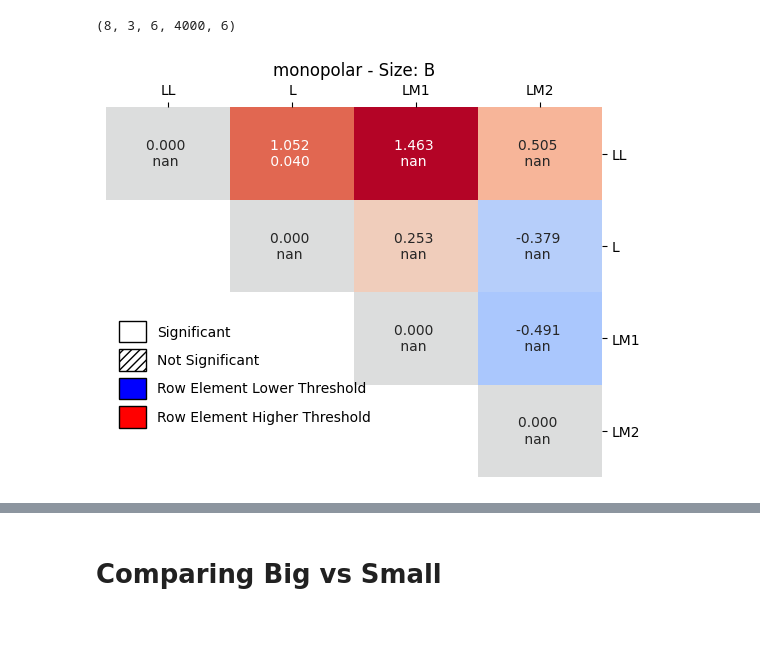
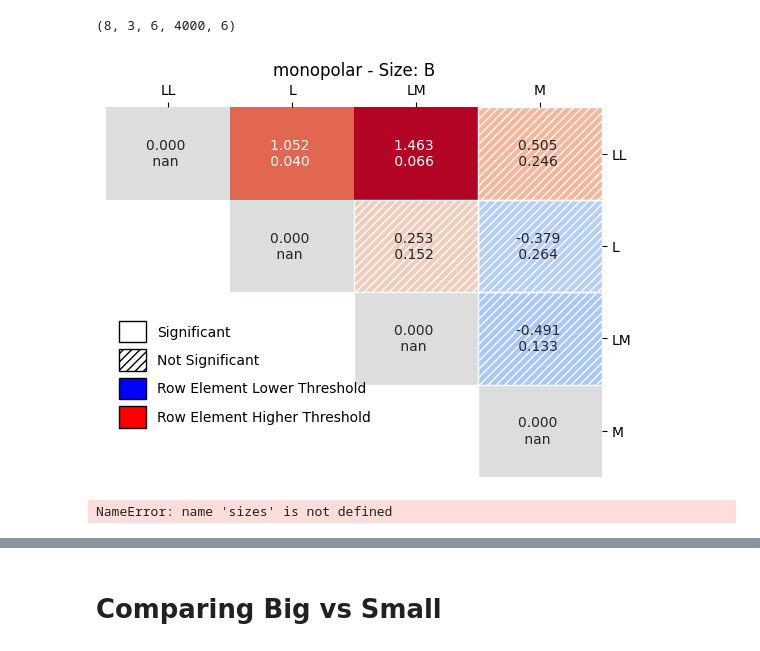
Before and after one commit to hbmep/rat-mapping, a Jupyter notebook: notebooks/C_SMA_LAR/efficiency_bipolar.ipynb, the cells around one changed output, grey strips where cells are left out. Saved outputs shown, nothing was run; the diff lists cells and outputs as text; code cells hidden in the pictures.

```diff
--- a/notebooks/C_SMA_LAR/efficiency_bipolar.ipynb
+++ b/notebooks/C_SMA_LAR/efficiency_bipolar.ipynb
@@ -175,7 +199,7 @@ size_ind = 0 # big or small
 
 ### NEEDS TO BE CHANGED WHEN CHANGING SIZE/CONTACT
 ### ['LL', 'L', 'LM', 'LM1', 'LM2', 'M']
-ind = [0, 1, 3,4]
+ind = [0, 1, 2,5]
 
 
 ### ACTUAL CALCULATION
@@ -220,31 +244,31 @@ if contact_ind == 0:
 else:
     labels[ind] = np.char.add(labels[ind],"-M")
 
 #PLOT
 ax=sns.heatmap(p_mean, xticklabels=labels[ind], yticklabels=labels[ind],annot=data,fmt = '',center = 0, cmap = "coolwarm",cbar = False, mask = mask2)
 
 
 ##ADD HATCH FOR SIGNIFICANCE
 handles = []
 hatch_mask = p_ > 0.1
 
 for i in range (p_.shape[0]):
     for j in range(p_.shape[1]):
         if hatch_mask[i, j]:
             ax.add_patch(plt.Rectangle((j, i), 1, 1, fill=False, hatch='////', edgecolor='white'))
 handles.append(plt.Rectangle((0, 0), 0, 0, color='white', ec='black',
                     hatch='', label="Significant"))
 handles.append(plt.Rectangle((0, 0), 0, 0, color='white', ec='black',
                     hatch='////', label="Not Significant"))
 handles.append(plt.Rectangle((0, 0), 0, 0, color='blue', ec='black',
                     hatch='', label="Row Element Lower Threshold"))
 handles.append(plt.Rectangle((0, 0), 0, 0, color='Red', ec='black',
                     hatch='', label="Row Element Higher Threshold"))
 ax.legend(handles=handles, loc='lower left', bbox_to_anchor=(0, .1),
         handlelength=2, handleheight=2, frameon=False)
 ax.tick_params(left= False,labelleft = False, bottom= False,labelbottom= False,right=True, top=True, labelright=True, labeltop=True, labelrotation=0)
 
 ax.yaxis.tick_right()
 ax.title.set_text(f"{contacts[contact_ind]}polar - Size: {size[size_ind]}")
 # %% [output]
-[figure, old version]
+[figure, new version]
@@ -250,0 +357,4 @@ ax.title.set_text(f"{contacts[contact_ind]}polar - Size: {size[size_ind]}")
+# %%
+sizes
+# %% [output]
+NameError: name 'sizes' is not defined
```
Also changed, not shown: parts of 34 cells of this notebook, 10 other files.
